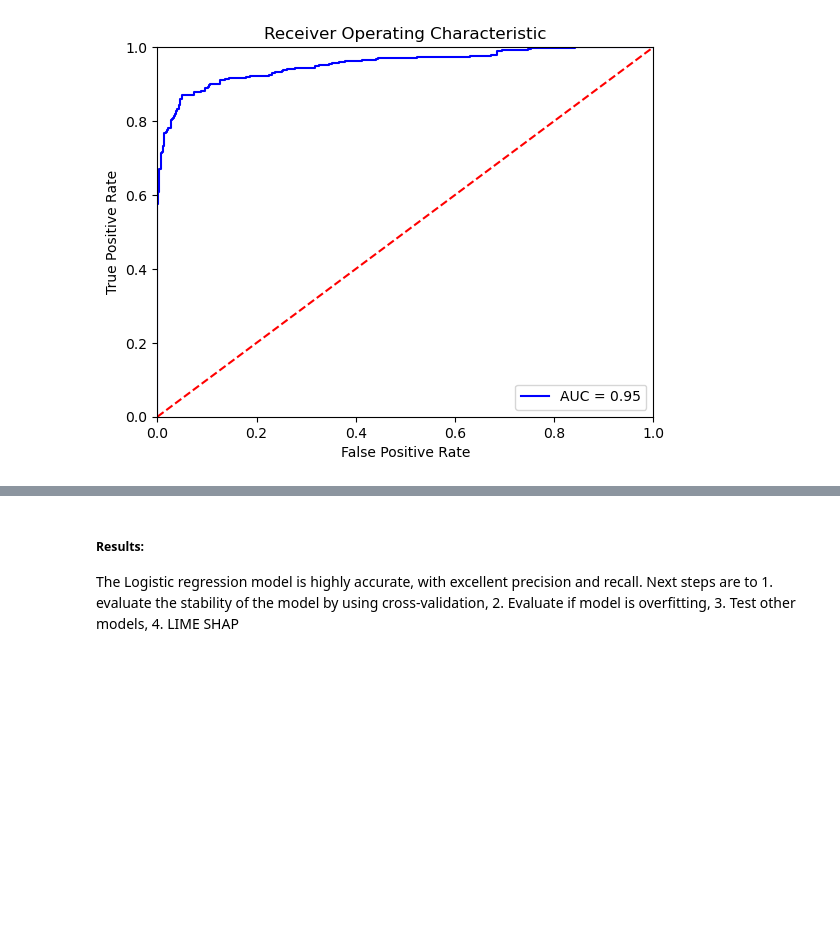
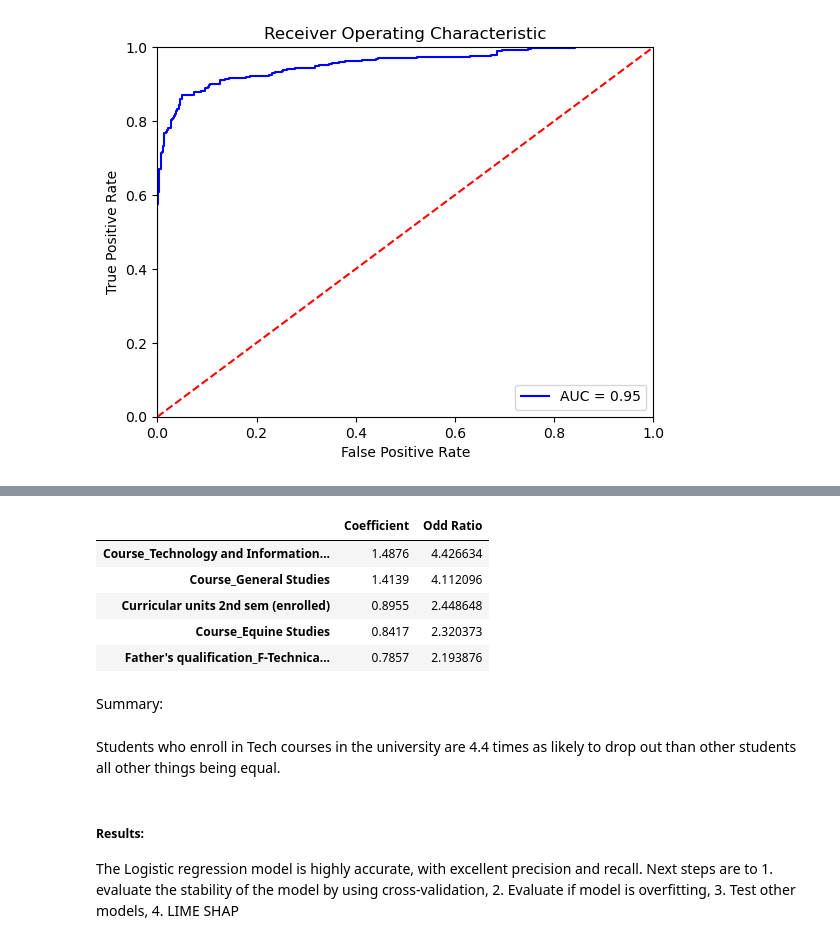
Before and after one commit to Kevin-Kwasnik/student-dropout-prediction, a Jupyter notebook: 4.Modeling/Modeling.ipynb, the cells around one changed output, grey strips where cells are left out. Cells and saved outputs as stored; diff of their text form; code cells hidden in the pictures; blank space fills up the shorter version.

```diff
--- a/4.Modeling/Modeling.ipynb
+++ b/4.Modeling/Modeling.ipynb
@@ -120,3 +159,26 @@ plt.show()
+# %%
+#Odd Ratios
+# Get Odds ratio and p-values
+
+odd_ratio = np.exp(logreg.coef_[0])
+p_values = pd.DataFrame(np.round(logreg.coef_, 4), columns=X_train.columns.values).T
+# %%
+p_values['Odd Ratio'] = odd_ratio
+p_values.rename(columns={0: 'Coefficient'}, inplace=True)
+p_values.sort_values(by='Odd Ratio', ascending=False, inplace=True)
+# %%
+p_values.head()
+# %% [output]
+|  | Coefficient | Odd Ratio |
+| Course_Technology and Information... | 1.4876 | 4.426634 |
+| Course_General Studies | 1.4139 | 4.112096 |
+| Curricular units 2nd sem (enrolled) | 0.8955 | 2.448648 |
+| Course_Equine Studies | 0.8417 | 2.320373 |
+| Father's qualification_F-Technica... | 0.7857 | 2.193876 |
+# %% [markdown]
+Summary:
+# %% [markdown]
+Students who enroll in Tech courses in the university are 4.4 times as likely to drop out than other students all other things being equal.
 # %% [markdown]
 ##### Results:
 
```
Also changed, not shown: parts of 2 cells of this notebook.
